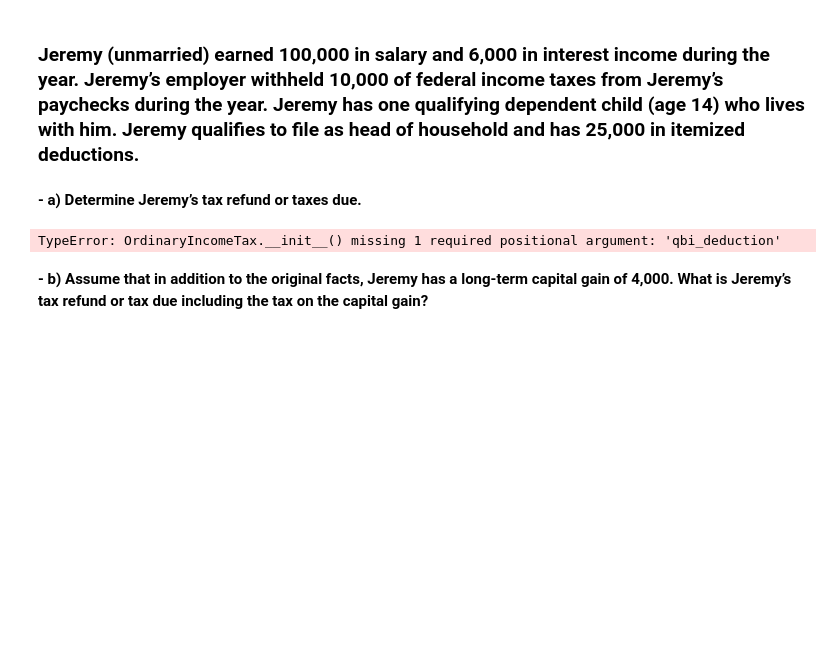
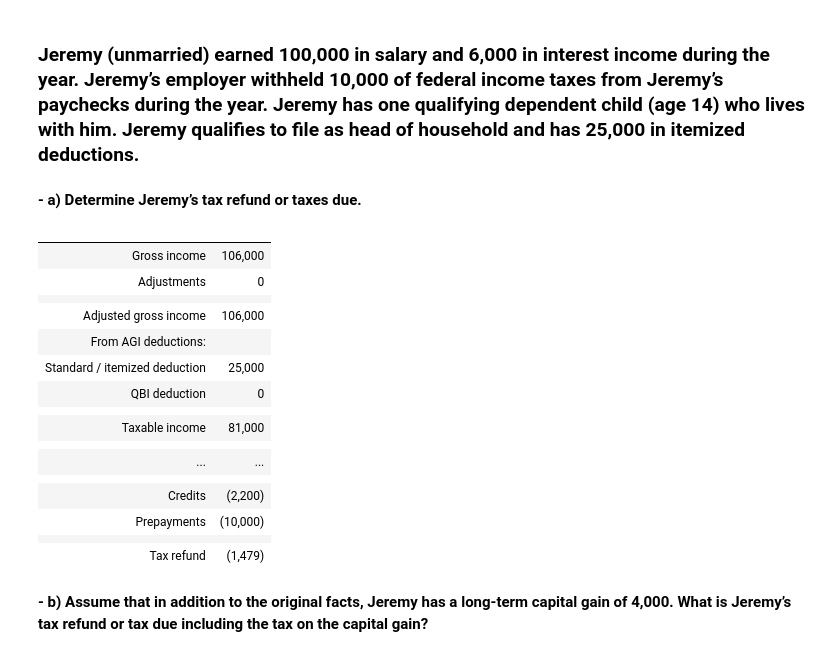
Before and after one commit to ekmartinez/Federal_Taxation, a Jupyter notebook: 03_Individual_income_Tax_Overview_Dependents_and_Filing_Status/03_Individual_Income_Tax_Overview_Dependents_and_Filing_Status_Exercises.ipynb, the cells around one changed output. Saved outputs shown, nothing was run; the diff lists cells and outputs as text; code cells hidden in the pictures; blank space fills up the shorter version.

```diff
--- a/03_Individual_income_Tax_Overview_Dependents_and_Filing_Status/03_Individual_Income_Tax_Overview_Dependents_and_Filing_Status_Exercises.ipynb
+++ b/03_Individual_income_Tax_Overview_Dependents_and_Filing_Status/03_Individual_Income_Tax_Overview_Dependents_and_Filing_Status_Exercises.ipynb
@@ -94,22 +94,38 @@ child_tax_credit = 2200      # CTC - Child Tax Credit 2026
 **- a) Determine Jeremy’s tax refund or taxes due.**
 # %%
 gross_income = salary + interest
-it = OrdinaryIncomeTax(status, age, gross_income, adjustments, itemized_deduction).calculate_tax()
+it = OrdinaryIncomeTax(status, age, gross_income, adjustments, itemized_deduction, qbi_deduction).calculate_tax()
 capital_gains = 0
 capital_gains_tax = 0
 tax = income_tax_presentation(gross_income,
                               it["adjustments"],
                               it["deduction"],
                               qbi_deduction,
                               capital_gains,
                               it["ordinary_tax"],
                               capital_gains_tax,
                               -child_tax_credit,
                               -tax_withholdings)
 
 display(HTML(tax.to_html(index=False)))
 # %% [output]
-TypeError: OrdinaryIncomeTax.__init__() missing 1 required positional argument: 'qbi_deduction'
+|  |  |
+| Gross income | 106,000 |
+| Adjustments | 0 |
+|  |  |
+| Adjusted gross income | 106,000 |
+| From AGI deductions: |  |
+| Standard / itemized deduction | 25,000 |
+| QBI deduction | 0 |
+|  |  |
+| Taxable income | 81,000 |
+|  |  |
+| ... | ... |
+|  |  |
+| Credits | (2,200) |
+| Prepayments | (10,000) |
+|  |  |
+| Tax refund | (1,479) |
 # %% [markdown]
 **- b) Assume that in addition to the original facts, Jeremy has a long-term capital gain of 4,000. What is Jeremy’s tax refund or tax due including the tax on the capital gain?**
 # %%
```
Also changed, not shown: parts of 6 cells of this notebook.
